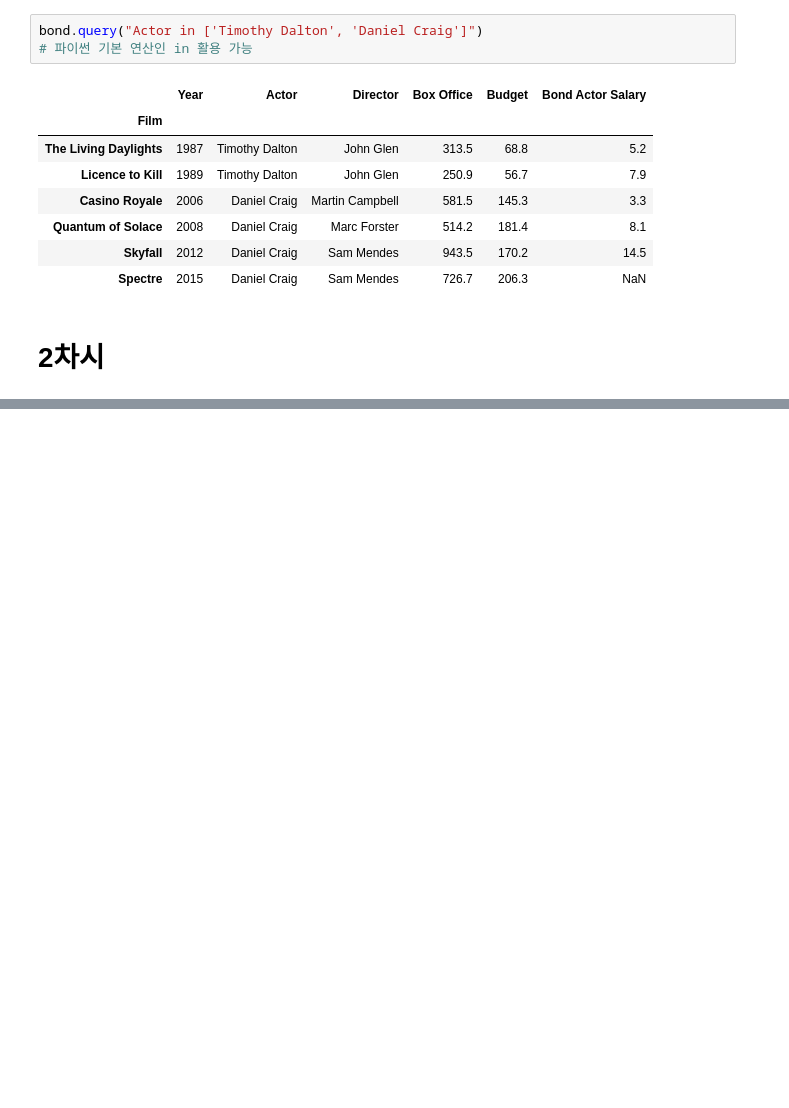
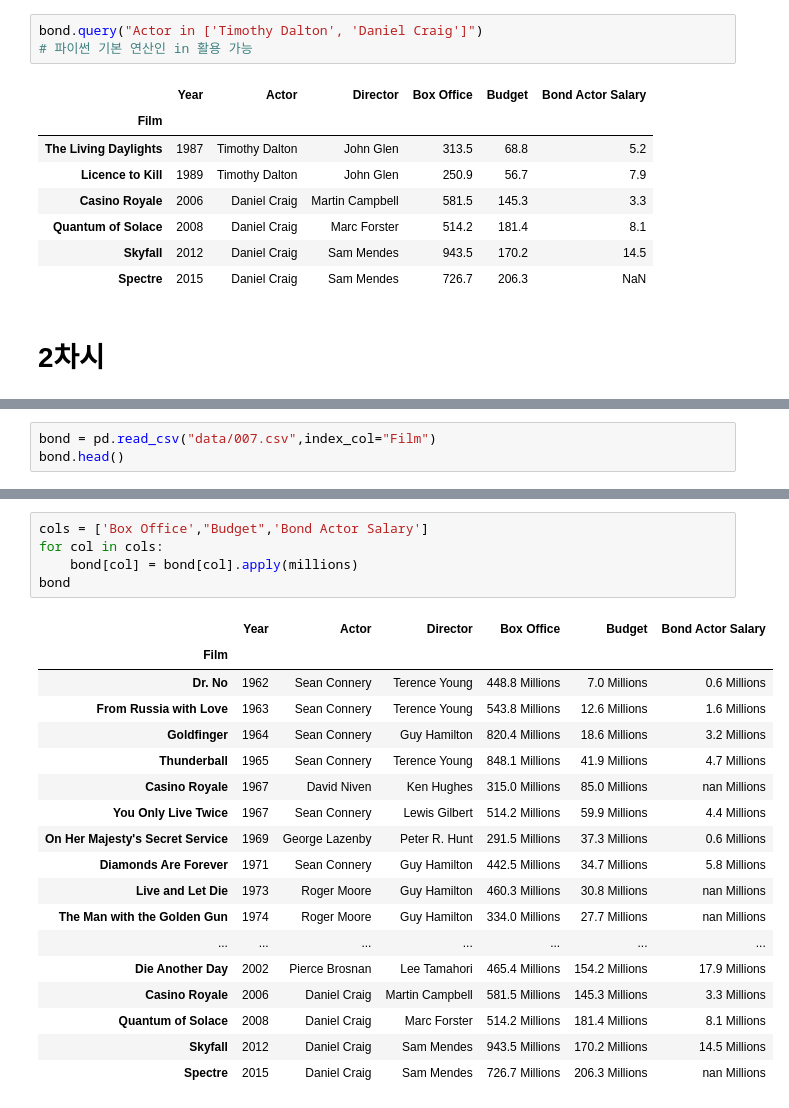
Before and after one commit to hanbinChae/Python-learning-univ, a Jupyter notebook: 빅데이터분석응용/경기과학기술대학교_202263020_채한빈_8주차.ipynb, the cells around one changed output, grey strips where cells are left out. Cells and saved outputs as stored; diff of their text form; blank space fills up the shorter version.

```diff
--- a/빅데이터분석응용/경기과학기술대학교_202263020_채한빈_8주차.ipynb
+++ b/빅데이터분석응용/경기과학기술대학교_202263020_채한빈_8주차.ipynb
@@ -561,0 +601,3 @@ bond.query("Actor in ['Timothy Dalton', 'Daniel Craig']")
+# %%
+bond = pd.read_csv("data/007.csv",index_col="Film")
+bond.head()
@@ -561,0 +612,24 @@ bond.query("Actor in ['Timothy Dalton', 'Daniel Craig']")
+# %%
+cols = ['Box Office',"Budget",'Bond Actor Salary']
+for col in cols:
+    bond[col] = bond[col].apply(millions)
+bond
+# %% [output]
+|  | Year | Actor | Director | Box Office | Budget | Bond Actor Salary |
+| Film |  |  |  |  |  |  |
+| Dr. No | 1962 | Sean Connery | Terence Young | 448.8 Millions | 7.0 Millions | 0.6 Millions |
+| From Russia with Love | 1963 | Sean Connery | Terence Young | 543.8 Millions | 12.6 Millions | 1.6 Millions |
+| Goldfinger | 1964 | Sean Connery | Guy Hamilton | 820.4 Millions | 18.6 Millions | 3.2 Millions |
+| Thunderball | 1965 | Sean Connery | Terence Young | 848.1 Millions | 41.9 Millions | 4.7 Millions |
+| Casino Royale | 1967 | David Niven | Ken Hughes | 315.0 Millions | 85.0 Millions | nan Millions |
+| You Only Live Twice | 1967 | Sean Connery | Lewis Gilbert | 514.2 Millions | 59.9 Millions | 4.4 Millions |
+| On Her Majesty's Secret Service | 1969 | George Lazenby | Peter R. Hunt | 291.5 Millions | 37.3 Millions | 0.6 Millions |
+| Diamonds Are Forever | 1971 | Sean Connery | Guy Hamilton | 442.5 Millions | 34.7 Millions | 5.8 Millions |
+| Live and Let Die | 1973 | Roger Moore | Guy Hamilton | 460.3 Millions | 30.8 Millions | nan Millions |
+| The Man with the Golden Gun | 1974 | Roger Moore | Guy Hamilton | 334.0 Millions | 27.7 Millions | nan Millions |
+| ... | ... | ... | ... | ... | ... | ... |
+| Die Another Day | 2002 | Pierce Brosnan | Lee Tamahori | 465.4 Millions | 154.2 Millions | 17.9 Millions |
+| Casino Royale | 2006 | Daniel Craig | Martin Campbell | 581.5 Millions | 145.3 Millions | 3.3 Millions |
+| Quantum of Solace | 2008 | Daniel Craig | Marc Forster | 514.2 Millions | 181.4 Millions | 8.1 Millions |
+| Skyfall | 2012 | Daniel Craig | Sam Mendes | 943.5 Millions | 170.2 Millions | 14.5 Millions |
+| Spectre | 2015 | Daniel Craig | Sam Mendes | 726.7 Millions | 206.3 Millions | nan Millions |
```
Also changed, not shown: parts of 21 cells of this notebook.
